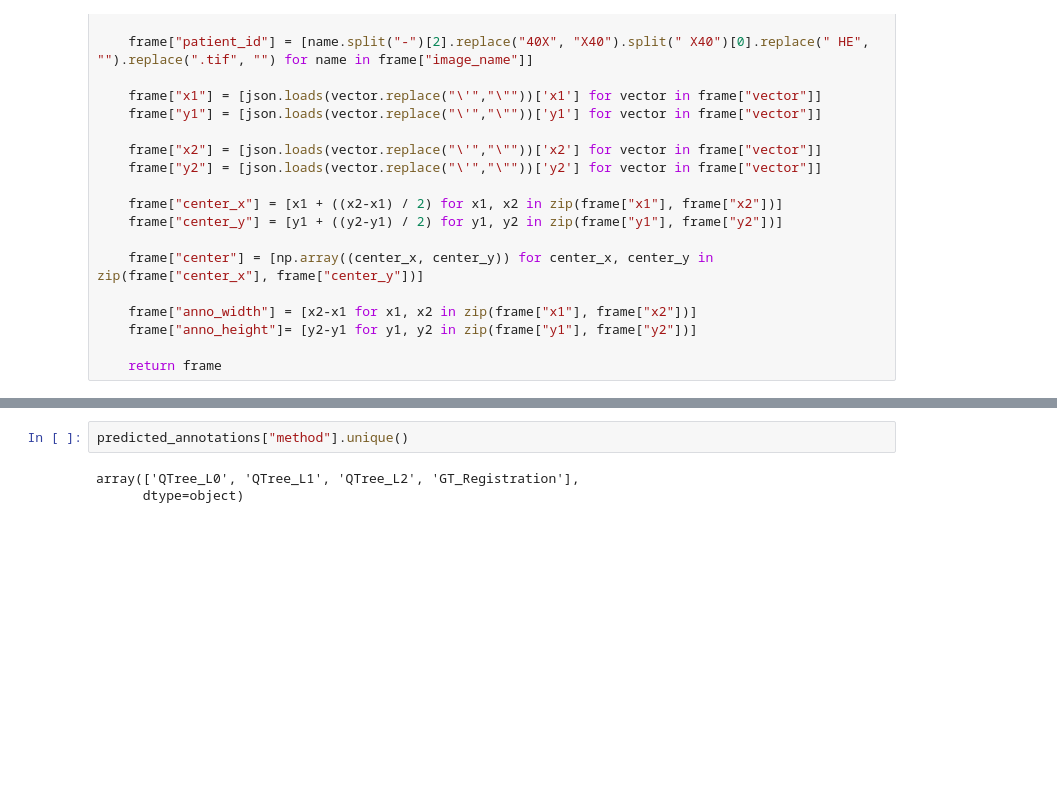
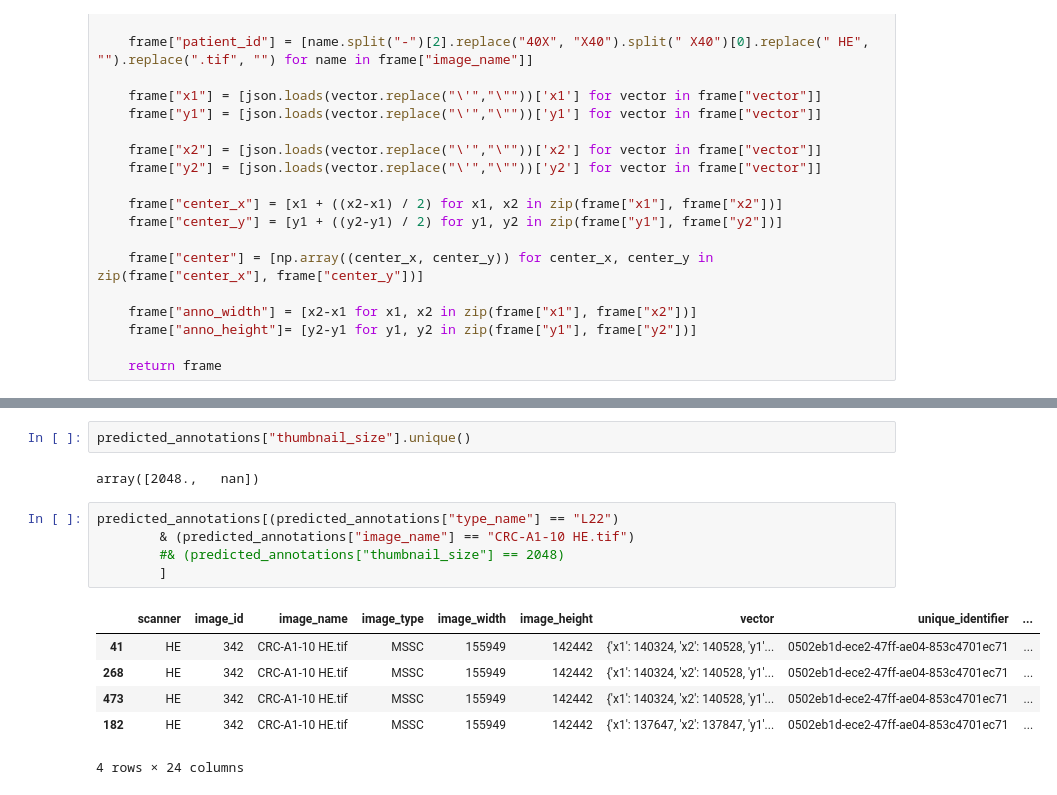
Before and after one commit to ChristianMarzahl/EIPH_WSI, a Jupyter notebook: MIDL2021/Registration/Validation/HE_IHC/Evaluate.ipynb, the cells around one changed output, grey strips where cells are left out. Saved outputs shown, nothing was run; the diff lists cells and outputs as text; blank space fills up the shorter version.

```diff
--- a/MIDL2021/Registration/Validation/HE_IHC/Evaluate.ipynb
+++ b/MIDL2021/Registration/Validation/HE_IHC/Evaluate.ipynb
@@ -122,9 +117,20 @@ predicted_annotations.head()
 5 rows × 24 columns
 # %%
-predicted_annotations["method"].unique()
+predicted_annotations["thumbnail_size"].unique()
 # %% [output]
-array(['QTree_L0', 'QTree_L1', 'QTree_L2', 'GT_Registration'],
-      dtype=object)
+array([2048.,   nan])
+# %%
+predicted_annotations[(predicted_annotations["type_name"] == "L22")
+        & (predicted_annotations["image_name"] == "CRC-A1-10 HE.tif")
+        #& (predicted_annotations["thumbnail_size"] == 2048)
+        ]
+# %% [output]
+|  | scanner | image_id | image_name | image_type | image_width | image_height | vector | unique_identifier | ... |
+| 41 | HE | 342 | CRC-A1-10 HE.tif | MSSC | 155949 | 142442 | {'x1': 140324, 'x2': 140528, 'y1'... | 0502eb1d-ece2-47ff-ae04-853c4701ec71 | ... |
+| 268 | HE | 342 | CRC-A1-10 HE.tif | MSSC | 155949 | 142442 | {'x1': 140324, 'x2': 140528, 'y1'... | 0502eb1d-ece2-47ff-ae04-853c4701ec71 | ... |
+| 473 | HE | 342 | CRC-A1-10 HE.tif | MSSC | 155949 | 142442 | {'x1': 140324, 'x2': 140528, 'y1'... | 0502eb1d-ece2-47ff-ae04-853c4701ec71 | ... |
+| 182 | HE | 342 | CRC-A1-10 HE.tif | MSSC | 155949 | 142442 | {'x1': 137647, 'x2': 137847, 'y1'... | 0502eb1d-ece2-47ff-ae04-853c4701ec71 | ... |
+4 rows × 24 columns
 # %%
 results = []
 
```
Also changed, not shown: parts of 11 cells of this notebook, 11 other files.
